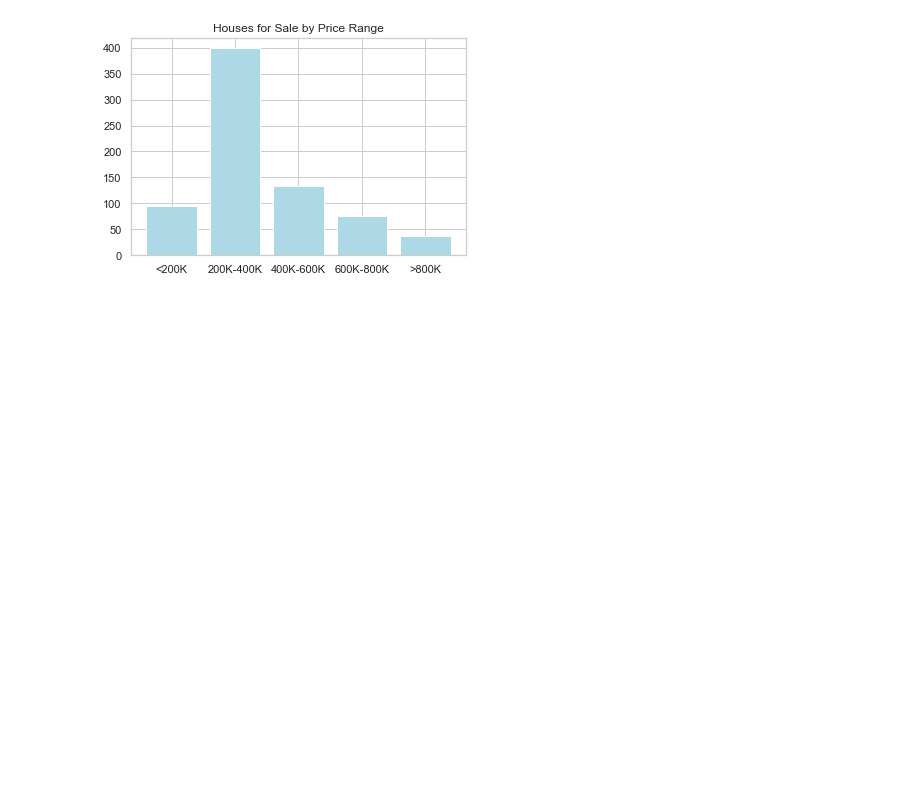
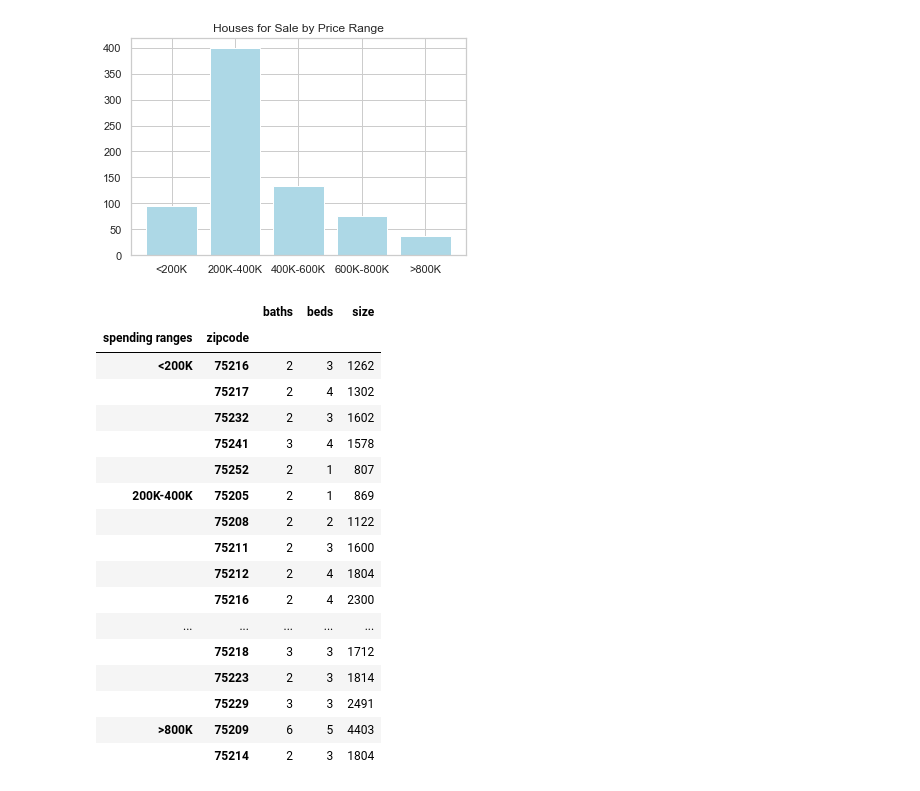
Before and after one commit to Mvhaynes/dallas-house-prices, a Jupyter notebook: dallas_housing_market.ipynb, the cells around one changed output. Drawn from its saved outputs; the diff is of its cells as text; code cells hidden in the pictures; blank space fills up the shorter version.

```diff
--- a/dallas_housing_market.ipynb
+++ b/dallas_housing_market.ipynb
@@ -67,0 +67,29 @@ plt.show()
+# %%
+# Most expensive zip codes
+spending_zipcodes = pd.pivot_table(df, index=['spending ranges','zipcode'], values=['size', 'baths', 'beds'])
+
+# formatting to make it prettier
+spending_zipcodes['beds'] = spending_zipcodes['beds'].map("{:.0f}".format)
+spending_zipcodes['baths'] = spending_zipcodes['baths'].map("{:.0f}".format)
+spending_zipcodes['size'] = spending_zipcodes['size'].map("{:.0f}".format)
+# %%
+spending_zipcodes
+# %% [output]
+|  |  | baths | beds | size |
+| spending ranges | zipcode |  |  |  |
+| <200K | 75216 | 2 | 3 | 1262 |
+|  | 75217 | 2 | 4 | 1302 |
+|  | 75232 | 2 | 3 | 1602 |
+|  | 75241 | 3 | 4 | 1578 |
+|  | 75252 | 2 | 1 | 807 |
+| 200K-400K | 75205 | 2 | 1 | 869 |
+|  | 75208 | 2 | 2 | 1122 |
+|  | 75211 | 2 | 3 | 1600 |
+|  | 75212 | 2 | 4 | 1804 |
+|  | 75216 | 2 | 4 | 2300 |
+| ... | ... | ... | ... | ... |
+|  | 75218 | 3 | 3 | 1712 |
+|  | 75223 | 2 | 3 | 1814 |
+|  | 75229 | 3 | 3 | 2491 |
+| >800K | 75209 | 6 | 5 | 4403 |
+|  | 75214 | 2 | 3 | 1804 |
```
Also changed, not shown: parts of 3 cells of this notebook, 1 other file.
